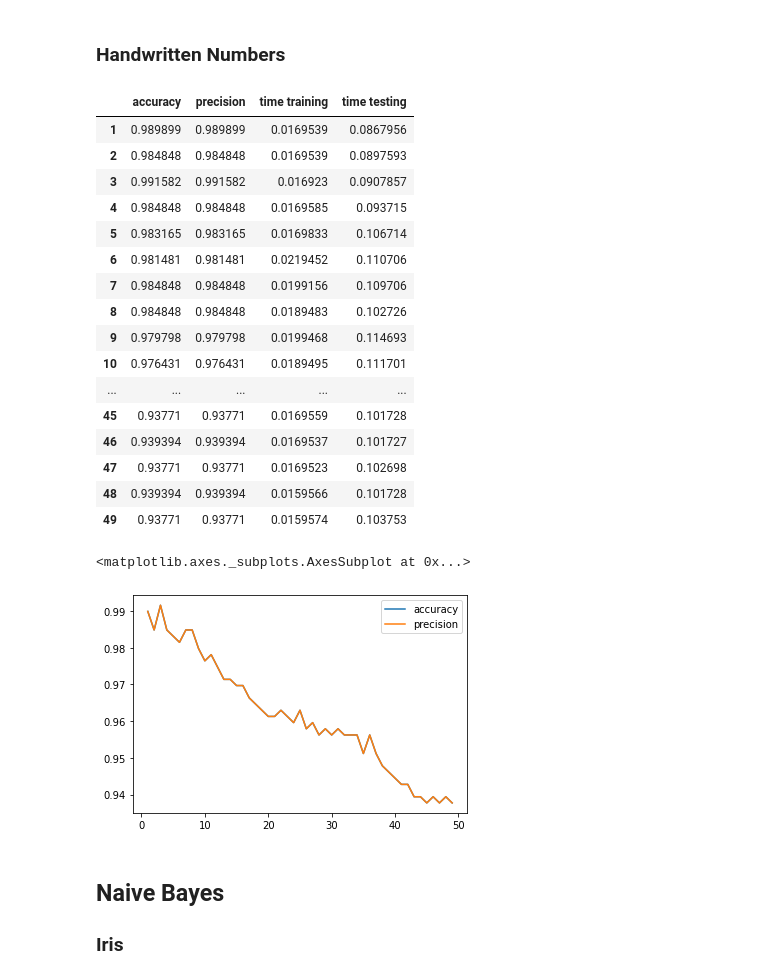
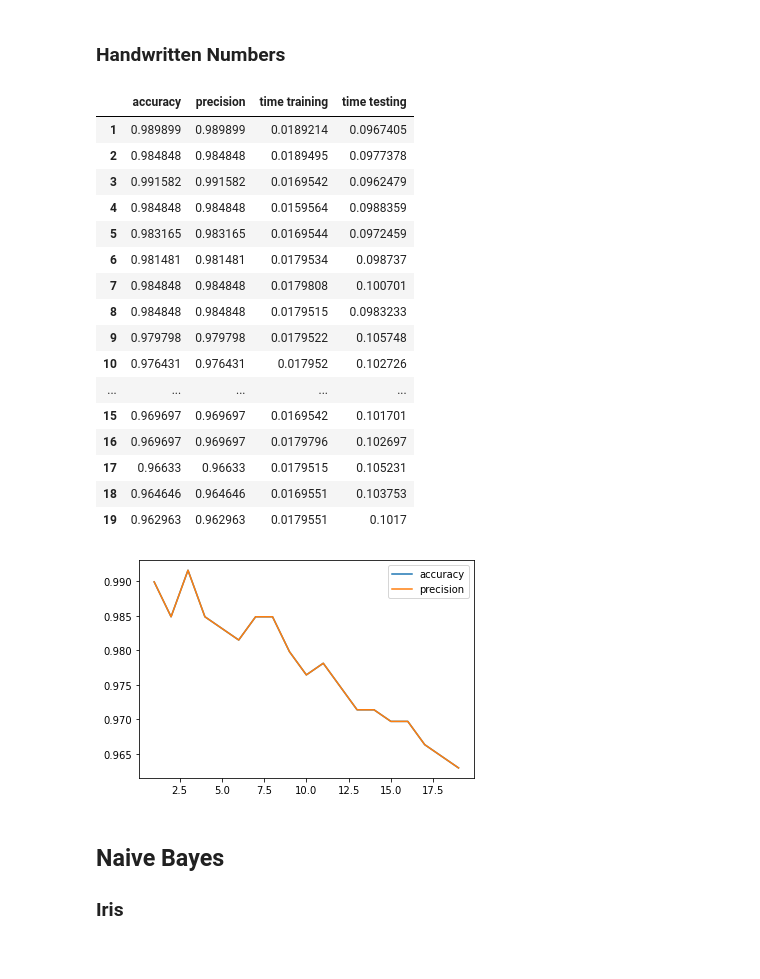
Before and after one commit to kocmana/tw_mle_exercise2, a Jupyter notebook: tw_mle_exercise2.ipynb, the cells around one changed output. Cells and saved outputs as stored; diff of their text form; code cells hidden in the pictures.

```diff
--- a/tw_mle_exercise2.ipynb
+++ b/tw_mle_exercise2.ipynb
@@ -62,6 +62,15 @@ import datetime
 #Data reporting
 from IPython.display import display, HTML
 import matplotlib.pyplot as plt
+
+#Global variables
+randomState=24  # change the state with the numeric parts of your matrikelnummer; if you are in a group, use the sume of the numeric parts
+                # se19m024
+
+#Overall report
+ml_approaches = ['k-NN', 'bayes', 'perceptron', 'decision tree']
+overall_results_iris = pd.DataFrame(columns=['accuracy','precision','time training', 'time testing'], index=ml_approaches)
+overall_results_digits = pd.DataFrame(columns=['accuracy','precision','time training', 'time testing'], index=ml_approaches)
 # %% [markdown]
 ## k-NN
 
@@ -73,11 +82,9 @@ from sklearn import neighbors
 dataSet = datasets.load_iris()
 
 # Shuffle our input data
-randomState=24  # change the state with the numeric parts of your matrikelnummer; if you are in a group, use the sume of the numeric parts
-                # se19m024
 data, target = shuffle(dataSet.data, dataSet.target, random_state=randomState)
 
-testvalues = range(1,50)
+testvalues = range(1,20)
 
 # Prepare dataframe for results
 knn_results_iris = pd.DataFrame(columns=['accuracy','precision','time training', 'time testing'], index=testvalues)
@@ -93,6 +100,7 @@ n_neighbors = testvalues
 for n in n_neighbors:
     # train the k-NN
     classifier = neighbors.KNeighborsClassifier(n)
+    classifier.random_state = randomState
     start_time_train = time.time()
     classifier.fit(X_train, y_train)
     end_time_train = time.time()
@@ -106,14 +114,19 @@ for n in n_neighbors:
     acc=metrics.accuracy_score(y_test, y_test_predicted)
     precision=metrics.precision_score(y_test, y_test_predicted, average="micro")
 
-    knn_results_iris.loc[n] = pd.Series({
+    result = pd.Series({
         'accuracy':acc,
         'precision':precision,
         'time training':end_time_train-start_time_train,
         'time testing':end_time_test-start_time_test
     })
+    knn_results_iris.loc[n] = result
 
 display(knn_results_iris)
 knn_results_iris[['accuracy','precision']].plot.line()
+
+#Store result with best accuracy in overall results dataframe
+best_result = knn_results_iris[knn_results_iris['accuracy']==knn_results_iris['accuracy'].max()]
+overall_results_iris.loc['k-NN']=best_result.loc[best_result.last_valid_index()]
 # %% [output]
 |  | accuracy | precision | time training | time testing |
@@ -143,14 +155,12 @@ from sklearn import neighbors
 # load the digit dataset
 dataSet = datasets.load_digits()
 
-# Shuffle our input data
-randomState=24 # change the state with the numeric parts of your matrikelnummer; if you are in a group, use the sume of the numeric parts
 data, target = shuffle(dataSet.data, dataSet.target, random_state=randomState)
 
-testvalues = range(1,50)
+testvalues = range(1,20)
 
 # Prepare dataframe for results
-knn_results_numbers = pd.DataFrame(columns=['accuracy','precision','time training', 'time testing'], index=testvalues)
+knn_results_digits = pd.DataFrame(columns=['accuracy','precision','time training', 'time testing'], index=testvalues)
 
 # Prepare a train/test set split
 # split 2/3 1/3 into training & test set
@@ -158,53 +168,58 @@ knn_results_numbers = pd.DataFrame(columns=['accuracy','precision','time trainin
 X_train, X_test, y_train, y_test = train_test_split(data, target, test_size=0.33, random_state=(randomState+1))
 
 # parameters for k-NN
 n_neighbors = testvalues
 
 for n in n_neighbors:
     # train the k-NN
     classifier = neighbors.KNeighborsClassifier(n)
+    classifier.random_state = randomState
+
     start_time_train = time.time()
     classifier.fit(X_train, y_train)
     end_time_train = time.time()
 
     # predict the test set on our trained classifier
     start_time_test = time.time()
     y_test_predicted = classifier.predict(X_test)
     end_time_test = time.time()
 
     # Compute metrics
     acc=metrics.accuracy_score(y_test, y_test_predicted)
     precision=metrics.precision_score(y_test, y_test_predicted, average="micro")
 
-    knn_results_numbers.loc[n] = pd.Series({
+    knn_results_digits.loc[n] = pd.Series({
         'accuracy':acc,
         'precision':precision,
         'time training':end_time_train-start_time_train,
         'time testing':end_time_test-start_time_test
     })
 
-display(knn_results_numbers)
-knn_results_numbers[['accuracy','precision']].plot.line()
+display(knn_results_digits)
+knn_results_digits[['accuracy','precision']].plot.line()
+
+#Store result with best accuracy in overall results dataframe
+best_result = knn_results_iris[knn_results_iris['accuracy']==knn_results_iris['accuracy'].max()]
+overall_results_digits.loc['k-NN']=best_result.loc[best_result.last_valid_index()]
 # %% [output]
 |  | accuracy | precision | time training | time testing |
-| 1 | 0.989899 | 0.989899 | 0.0169539 | 0.0867956 |
-| 2 | 0.984848 | 0.984848 | 0.0169539 | 0.0897593 |
-| 3 | 0.991582 | 0.991582 | 0.016923 | 0.0907857 |
-| 4 | 0.984848 | 0.984848 | 0.0169585 | 0.093715 |
-| 5 | 0.983165 | 0.983165 | 0.0169833 | 0.106714 |
-| 6 | 0.981481 | 0.981481 | 0.0219452 | 0.110706 |
-| 7 | 0.984848 | 0.984848 | 0.0199156 | 0.109706 |
-| 8 | 0.984848 | 0.984848 | 0.0189483 | 0.102726 |
-| 9 | 0.979798 | 0.979798 | 0.0199468 | 0.114693 |
-| 10 | 0.976431 | 0.976431 | 0.0189495 | 0.111701 |
+| 1 | 0.989899 | 0.989899 | 0.0189214 | 0.0967405 |
+| 2 | 0.984848 | 0.984848 | 0.0189495 | 0.0977378 |
+| 3 | 0.991582 | 0.991582 | 0.0169542 | 0.0962479 |
+| 4 | 0.984848 | 0.984848 | 0.0159564 | 0.0988359 |
+| 5 | 0.983165 | 0.983165 | 0.0169544 | 0.0972459 |
+| 6 | 0.981481 | 0.981481 | 0.0179534 | 0.098737 |
+| 7 | 0.984848 | 0.984848 | 0.0179808 | 0.100701 |
+| 8 | 0.984848 | 0.984848 | 0.0179515 | 0.0983233 |
+| 9 | 0.979798 | 0.979798 | 0.0179522 | 0.105748 |
+| 10 | 0.976431 | 0.976431 | 0.017952 | 0.102726 |
 | ... | ... | ... | ... | ... |
-| 45 | 0.93771 | 0.93771 | 0.0169559 | 0.101728 |
-| 46 | 0.939394 | 0.939394 | 0.0169537 | 0.101727 |
-| 47 | 0.93771 | 0.93771 | 0.0169523 | 0.102698 |
-| 48 | 0.939394 | 0.939394 | 0.0159566 | 0.101728 |
-| 49 | 0.93771 | 0.93771 | 0.0159574 | 0.103753 |
+| 15 | 0.969697 | 0.969697 | 0.0169542 | 0.101701 |
+| 16 | 0.969697 | 0.969697 | 0.0179796 | 0.102697 |
+| 17 | 0.96633 | 0.96633 | 0.0179515 | 0.105231 |
+| 18 | 0.964646 | 0.964646 | 0.0169551 | 0.103753 |
+| 19 | 0.962963 | 0.962963 | 0.0179551 | 0.1017 |
-<matplotlib.axes._subplots.AxesSubplot at 0x...>
-[figure, old version]
+[figure, new version]
 # %% [markdown]
 ## Naive Bayes
 
```
Also changed, not shown: parts of 14 cells of this notebook, 1 other file.
